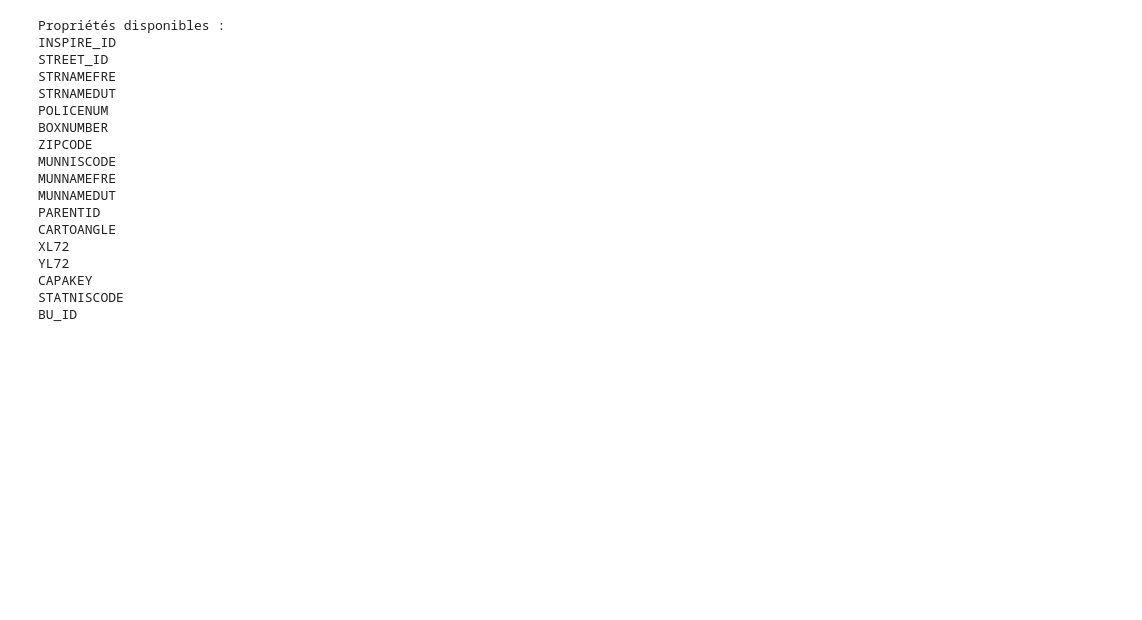
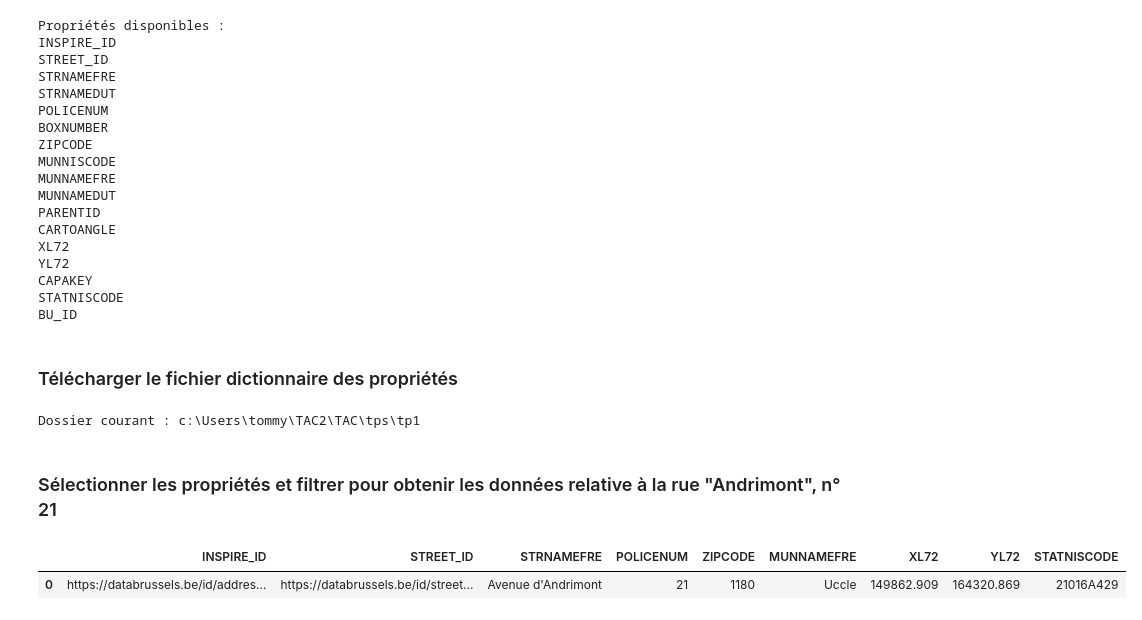
Before and after one commit to tdeganck/TAC, a Jupyter notebook: tps/tp1/Ttp1.ipynb, the cells around one changed output. Drawn from its saved outputs; the diff is of its cells as text; code cells hidden in the pictures; blank space fills up the shorter version.

Commit message:
API Ubrnis adresses pour 21 andrimont

```diff
--- a/tps/tp1/Ttp1.ipynb
+++ b/tps/tp1/Ttp1.ipynb
@@ -166,3 +166,50 @@ YL72
 CAPAKEY
 STATNISCODE
 BU_ID
+# %% [markdown]
+### Télécharger le fichier dictionnaire des propriétés
+# %%
+r = requests.get("https://geoservices-urbis.irisnet.be/geoserver/urbisvector/wfs?service=WFS&version=2.0.0&request=DescribeFeatureType&typeName=urbisvector:Addresses")
+
+open("DescribeFeatureType_Addresses.xsd", "wb").write(r.content)
+print("Dossier courant :", os.getcwd())
+# %% [output]
+Dossier courant : c:\Users\tommy\TAC2\TAC\tps\tp1
+# %% [markdown]
+### Sélectionner les propriétés et filtrer pour obtenir les données relative à la rue "Andrimont", n° 21
+# %%
+url = "https://geoservices-urbis.irisnet.be/geoserver/urbisvector/wfs"
+params = {
+    "service": "WFS",
+    "version": "2.0.0",
+    "request": "GetFeature",
+    "typeName": "urbisvector:Addresses",
+    "outputFormat": "application/json",
+    # Exemple : filtre sur une commune (facultatif)
+    "CQL_FILTER": "STRNAMEFRE ILIKE '%Andrimont%' AND POLICENUM = 21",
+}
+
+r = requests.get(url, params=params, timeout=30)
+data = r.json()
+
+# Extraire les propriétés de chaque entité
+rows = [f["properties"] for f in data["features"]]
+
+# Sélectionner uniquement les colonnes souhaitées
+colonnes = [
+    "INSPIRE_ID",
+    "STREET_ID",
+    "STRNAMEFRE",
+    "POLICENUM",
+    "ZIPCODE",
+    "MUNNAMEFRE",
+    "XL72",
+    "YL72",
+    "STATNISCODE",
+]
+
+df = pd.DataFrame(rows)[colonnes]
+df.head()
+# %% [output]
+|  | INSPIRE_ID | STREET_ID | STRNAMEFRE | POLICENUM | ZIPCODE | MUNNAMEFRE | XL72 | YL72 | STATNISCODE |
+| 0 | https://databrussels.be/id/addres... | https://databrussels.be/id/street... | Avenue d'Andrimont | 21 | 1180 | Uccle | 149862.909 | 164320.869 | 21016A429 |
```
Also changed, not shown: 2 other files.
